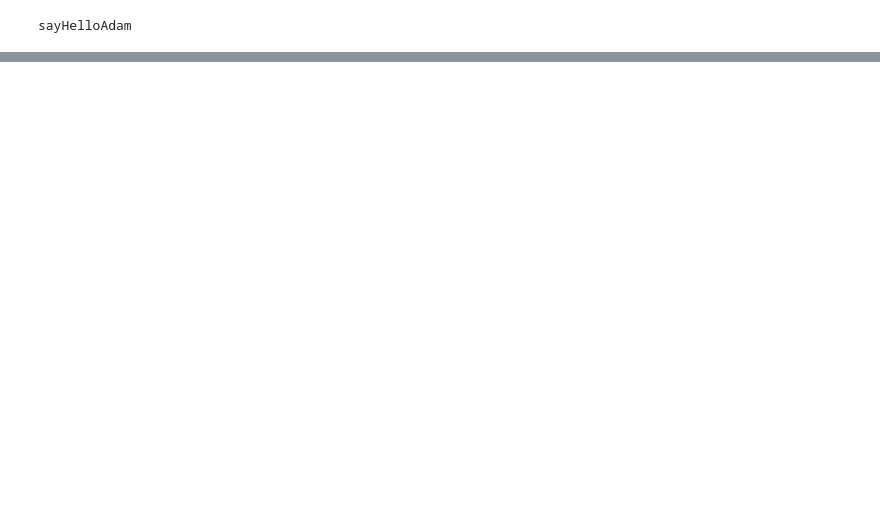
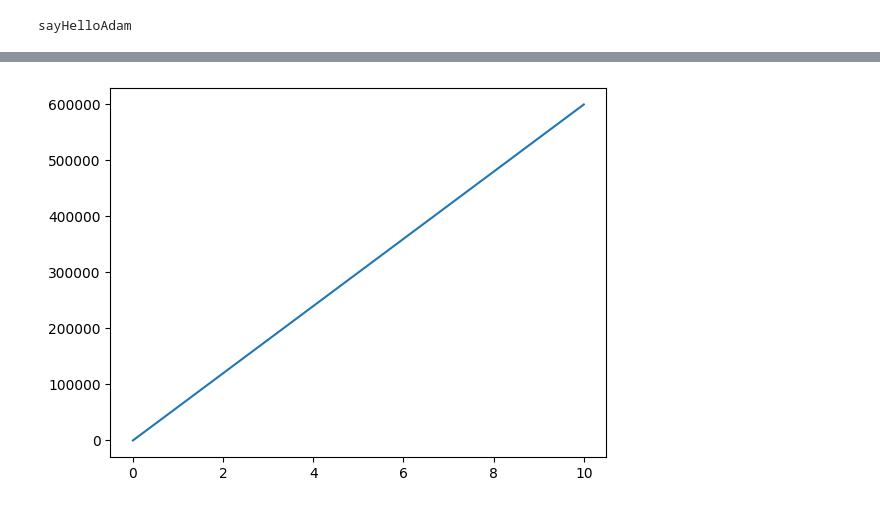
Before and after one commit to AKuhn100/Learninator, a Jupyter notebook: Prospective_Earnings_Graphs.ipynb, the cells around one changed output, grey strips where cells are left out. Cells and saved outputs as stored; diff of their text form; code cells hidden in the pictures; blank space fills up the shorter version.

```diff
--- a/Prospective_Earnings_Graphs.ipynb
+++ b/Prospective_Earnings_Graphs.ipynb
@@ -54,0 +49,5 @@ else:
+# %%
+industry.genDolByTime(10,60000)
+industry.plotDolByTime()
+# %% [output]
+[figure, added]
```
Also changed, not shown: parts of 11 cells of this notebook.
